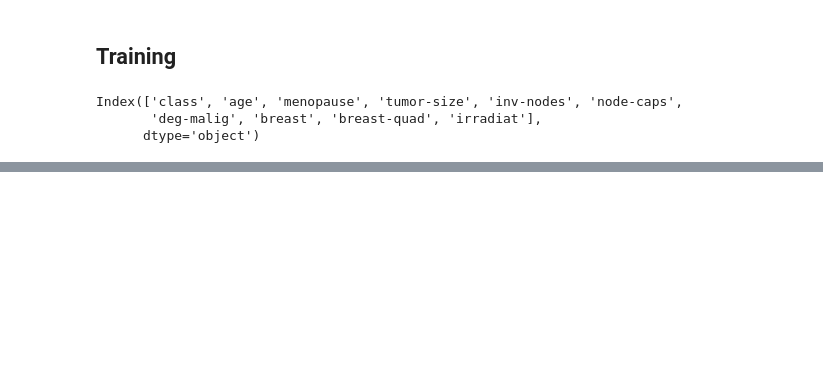
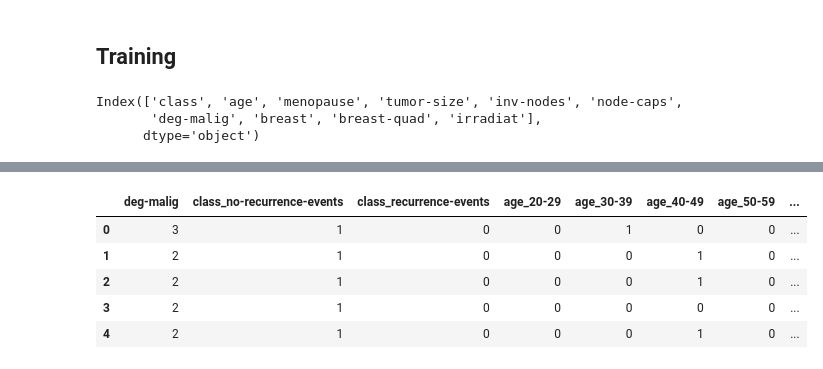
Before and after one commit to George713/pytelligence, a Jupyter notebook: main.ipynb, the cells around one changed output, grey strips where cells are left out. Drawn from its saved outputs; the diff is of its cells as text; code cells hidden in the pictures; blank space fills up the shorter version.

```diff
--- a/main.ipynb
+++ b/main.ipynb
@@ -142,0 +156,12 @@ best_feature_list
+# %%
+trans = pc.modelling.internals.OHE()
+trans.fit(df)
+df_t = trans.transform(df)
+df_t.head()
+# %% [output]
+|  | deg-malig | class_no-recurrence-events | class_recurrence-events | age_20-29 | age_30-39 | age_40-49 | age_50-59 | ... |
+| 0 | 3 | 1 | 0 | 0 | 1 | 0 | 0 | ... |
+| 1 | 2 | 1 | 0 | 0 | 0 | 1 | 0 | ... |
+| 2 | 2 | 1 | 0 | 0 | 0 | 1 | 0 | ... |
+| 3 | 2 | 1 | 0 | 0 | 0 | 0 | 0 | ... |
+| 4 | 2 | 1 | 0 | 0 | 0 | 1 | 0 | ... |
```
Also changed, not shown: parts of 12 cells of this notebook, 9 other files.
